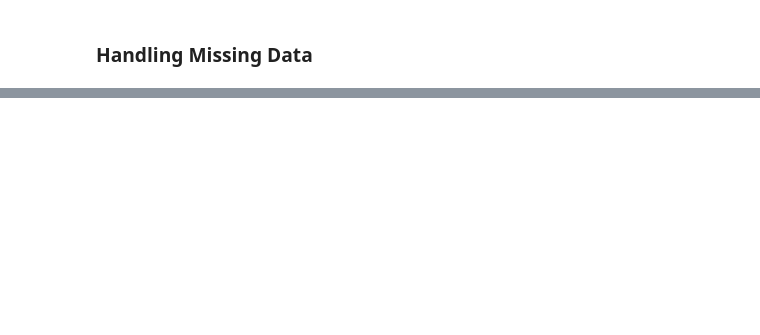
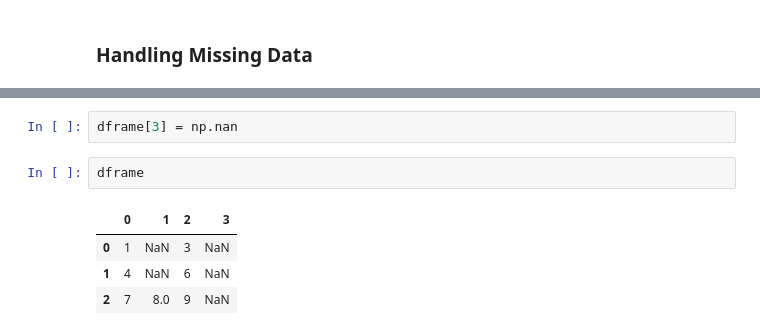
Before and after one commit to ali-d-nasseri/Python-Tutorials, a Jupyter notebook: Pandas-Analysis-Kaggle-Survey.ipynb, the cells around one changed output, grey strips where cells are left out. Saved outputs shown, nothing was run; the diff lists cells and outputs as text; blank space fills up the shorter version.

```diff
--- a/Pandas-Analysis-Kaggle-Survey.ipynb
+++ b/Pandas-Analysis-Kaggle-Survey.ipynb
@@ -686,0 +786,9 @@ df.subtract(df['R'], axis=0) # column wise
+# %%
+dframe[3] = np.nan
+# %%
+dframe
+# %% [output]
+|  | 0 | 1 | 2 | 3 |
+| 0 | 1 | NaN | 3 | NaN |
+| 1 | 4 | NaN | 6 | NaN |
+| 2 | 7 | 8.0 | 9 | NaN |
```
Also changed, not shown: parts of 39 cells of this notebook.
